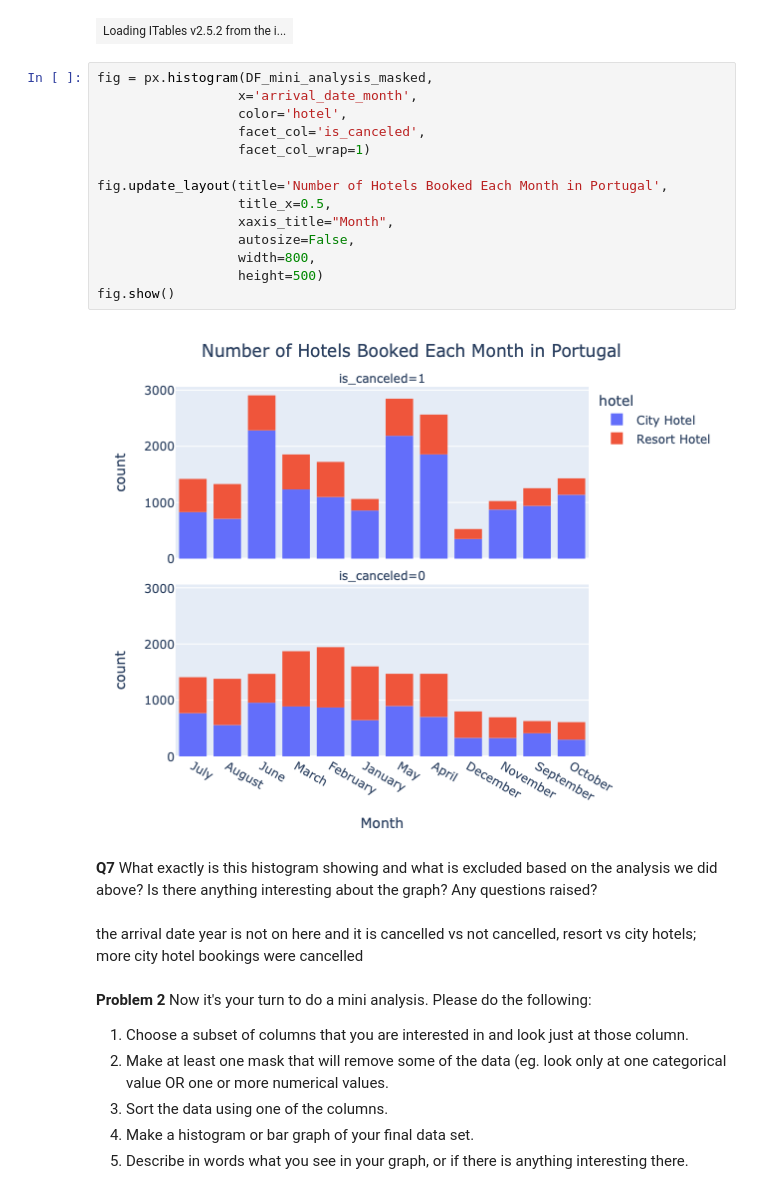
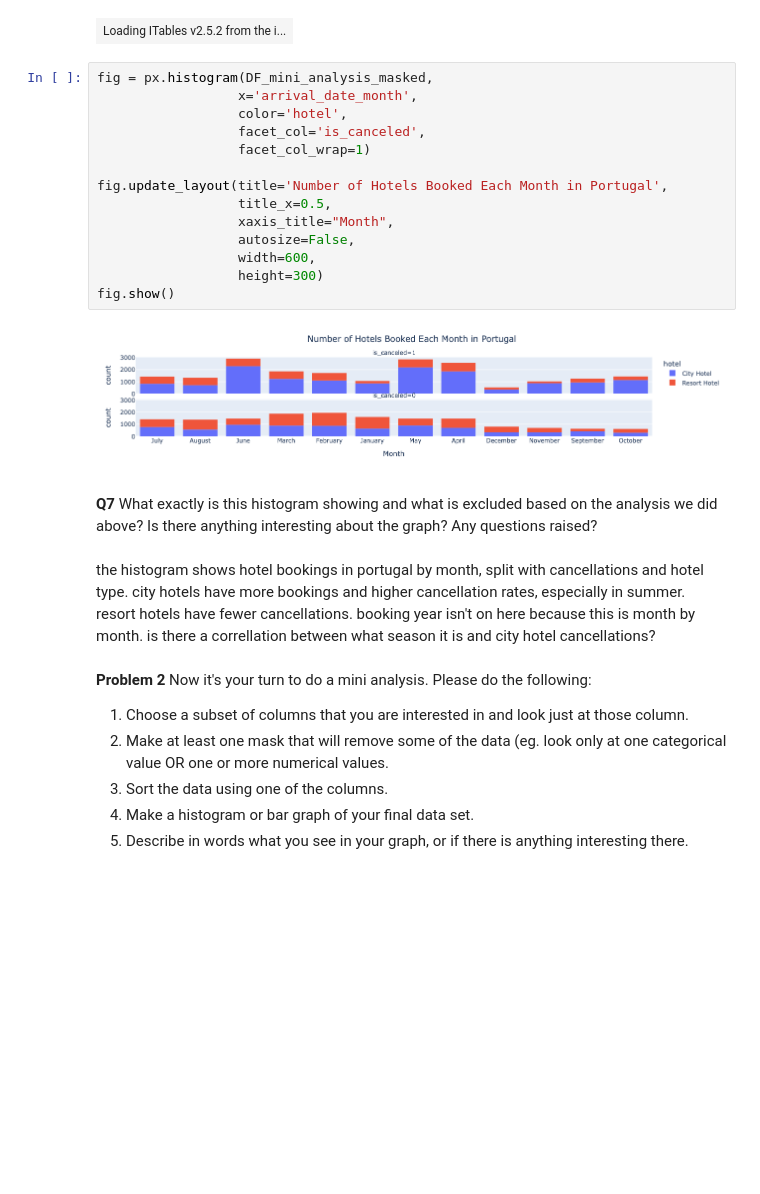
Before and after one commit to Mazzie15/Data101_Mazzie_Tetens_Code, a Jupyter notebook: Day5/Day5-HW.ipynb, the cells around one changed output. Saved outputs shown, nothing was run; the diff lists cells and outputs as text; blank space fills up the shorter version.

```diff
--- a/Day5/Day5-HW.ipynb
+++ b/Day5/Day5-HW.ipynb
@@ -280,23 +280,23 @@ show(DF_mini_analysis_masked)
 # %%
 fig = px.histogram(DF_mini_analysis_masked,
                   x='arrival_date_month',
                   color='hotel',
                   facet_col='is_canceled',
                   facet_col_wrap=1)
 
 fig.update_layout(title='Number of Hotels Booked Each Month in Portugal',
                   title_x=0.5,
                   xaxis_title="Month",
                   autosize=False,
-                  width=800,
-                  height=500)
+                  width=600,
+                  height=300)
 fig.show()
 # %% [output]
-[figure, old version]
+[figure, new version]
 # %% [markdown]
 **Q7** What exactly is this histogram showing and what is excluded based on the analysis we did above? Is there anything interesting about the graph? Any questions raised?
 # %% [markdown]
-the arrival date year is not on here and it is cancelled vs not cancelled, resort vs city hotels; more city hotel bookings were cancelled
+the histogram shows hotel bookings in portugal by month, split with cancellations and hotel type. city hotels have more bookings and higher cancellation rates, especially in summer. resort hotels have fewer cancellations. booking year isn't on here because this is month by month. is there a correllation between what season it is and city hotel cancellations?
 # %% [markdown]
 **Problem 2** Now it's your turn to do a mini analysis. Please do the following:
 
```
Also changed, not shown: parts of 1 cell of this notebook.
